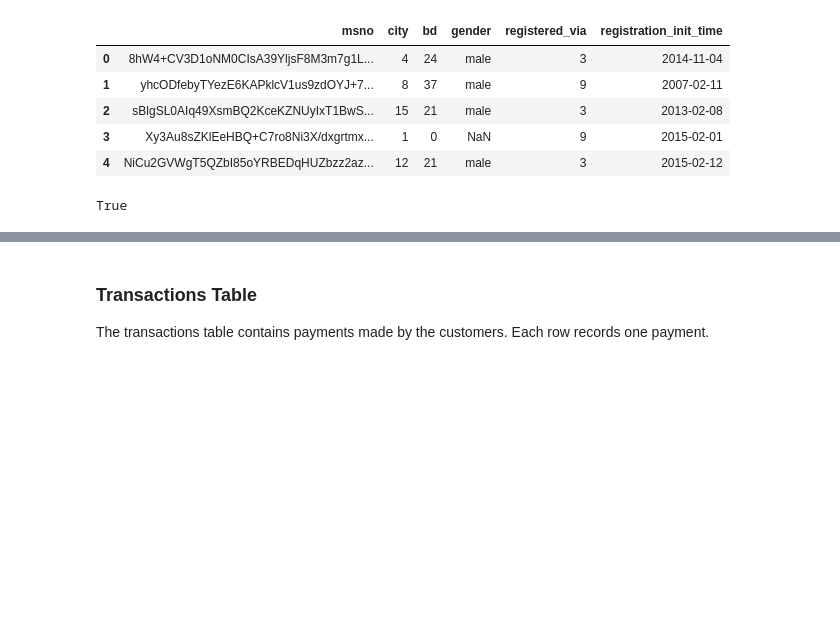
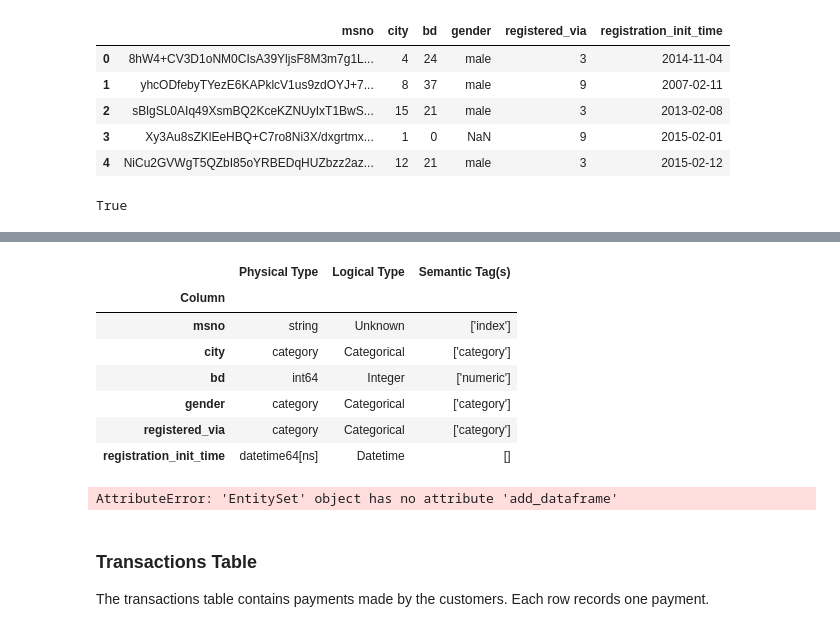
Before and after one commit to ChadDelany/featuretools_exercise, a Jupyter notebook: Feature Engineering.ipynb, the cells around one changed output, grey strips where cells are left out. Cells and saved outputs as stored; diff of their text form; code cells hidden in the pictures; blank space fills up the shorter version.

```diff
--- a/Feature Engineering.ipynb
+++ b/Feature Engineering.ipynb
@@ -121,3 +126,21 @@ Entityset: customers
+# %%
+# change Logical Type for 'city' & 'registered_via' to Categorical.
+members.ww.set_types(logical_types={'city': 'Categorical', 'registered_via': 'Categorical'})
+members.ww
+# %% [output]
+|  | Physical Type | Logical Type | Semantic Tag(s) |
+| Column |  |  |  |
+| msno | string | Unknown | ['index'] |
+| city | category | Categorical | ['category'] |
+| bd | int64 | Integer | ['numeric'] |
+| gender | category | Categorical | ['category'] |
+| registered_via | category | Categorical | ['category'] |
+| registration_init_time | datetime64[ns] | Datetime | [] |
+# %%
+# Creating EntitySet from Woodwork Dataframe.
+es.add_dataframe(dataframe=members, time_index = 'registration_init_time')
+# %% [output]
+AttributeError: 'EntitySet' object has no attribute 'add_dataframe'
 # %% [markdown]
 ### Transactions Table
 
```
Also changed, not shown: parts of 27 cells of this notebook.
